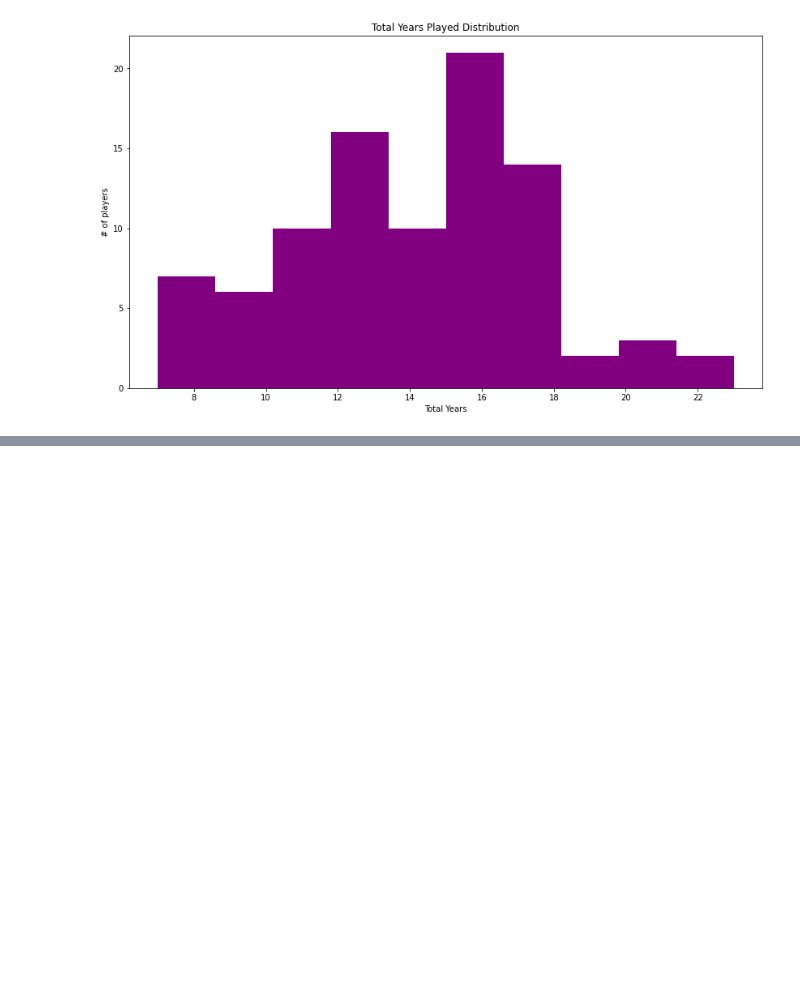
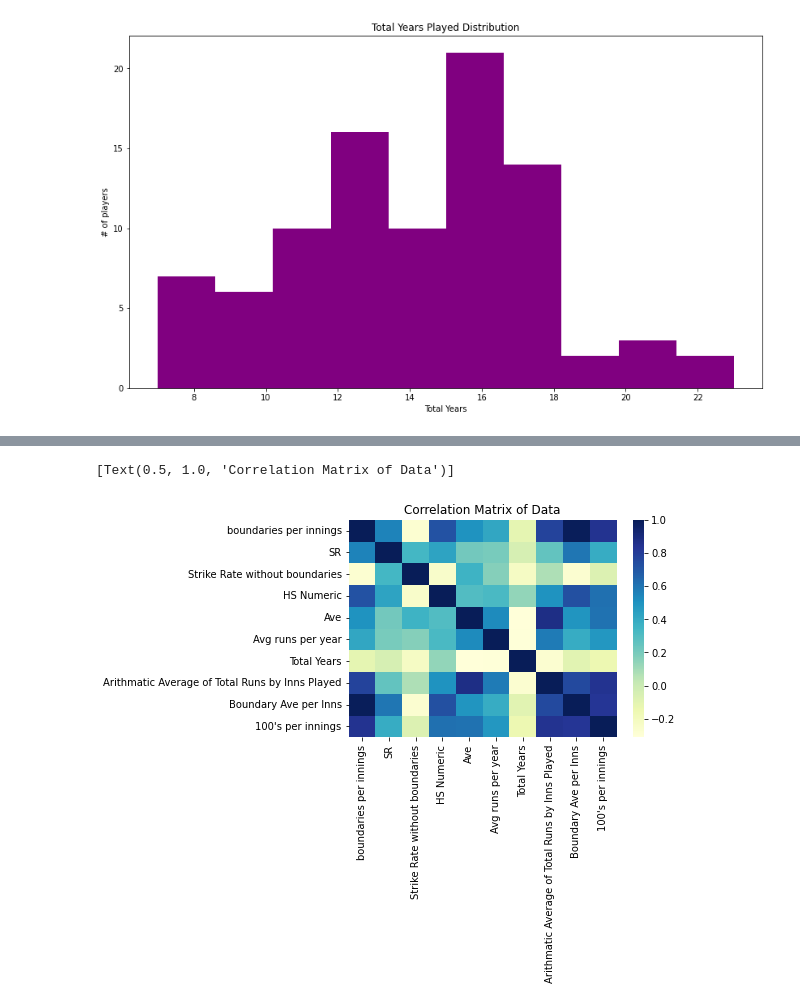
Before and after one commit to AmanJain27/Cricket-Analysis, a Jupyter notebook: EDA/data_eda.ipynb, the cells around one changed output, grey strips where cells are left out. Drawn from its saved outputs; the diff is of its cells as text; code cells hidden in the pictures; blank space fills up the shorter version.

Commit message:
Heatmap Plot

```diff
--- a/EDA/data_eda.ipynb
+++ b/EDA/data_eda.ipynb
@@ -131,5 +133,5 @@ Index(['Player', 'Span', 'Mat', 'Inns', 'NO', 'Runs', 'HS', 'Ave', 'BF', 'SR',
       dtype='object')
 # %%
-corr = df.corr()
-corr['4s per Inns'].sort_values(ascending=False)
+corr = df[['boundaries per innings', 'SR', 'Strike Rate without boundaries', 'HS Numeric', 'Ave', 'Avg runs per year', 'Total Years', 'Arithmatic Average of Total Runs by Inns Played', 'Boundary Ave per Inns', '100\'s per innings']].corr()
+corr
 # %% [output]
@@ -152,0 +149,7 @@ Name: 4s per Inns, dtype: float64
+# %%
+import seaborn as sns
+hm = sns.heatmap(corr, cmap='YlGnBu')
+hm.set(title='Correlation Matrix of Data')
+# %% [output]
+[Text(0.5, 1.0, 'Correlation Matrix of Data')]
+[figure, added]
```
Also changed, not shown: parts of 4 cells of this notebook.
